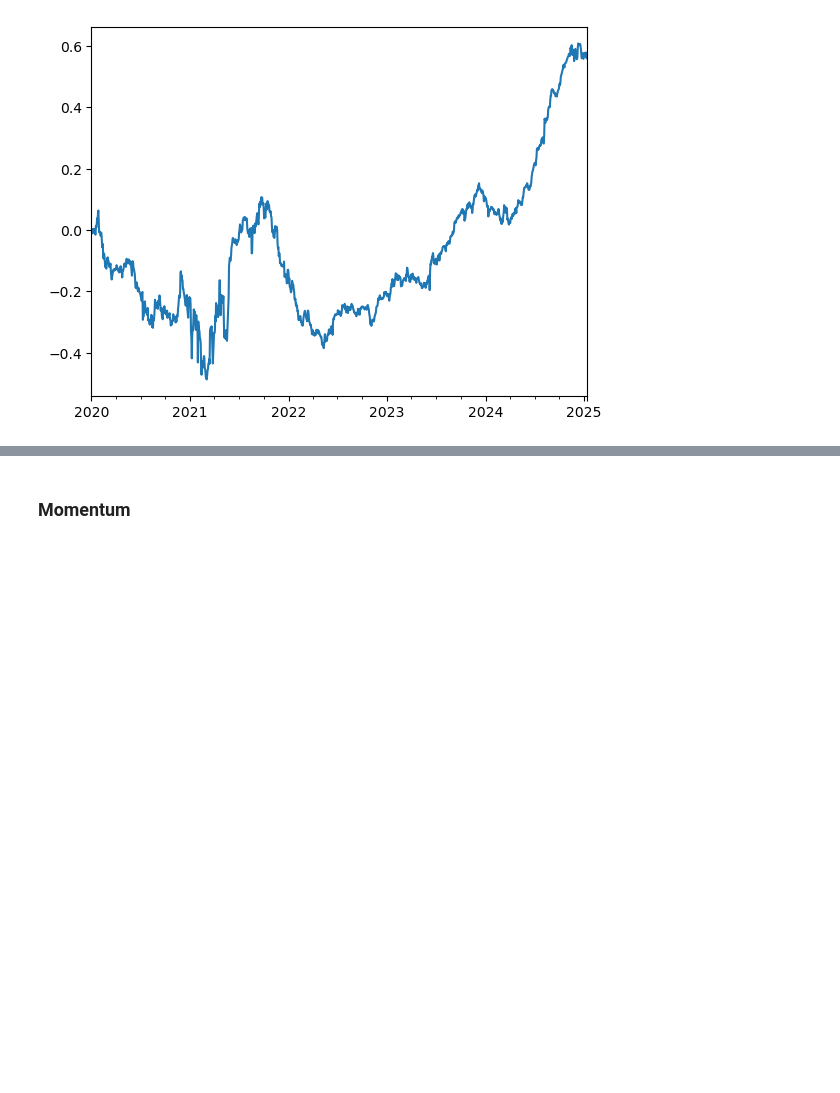
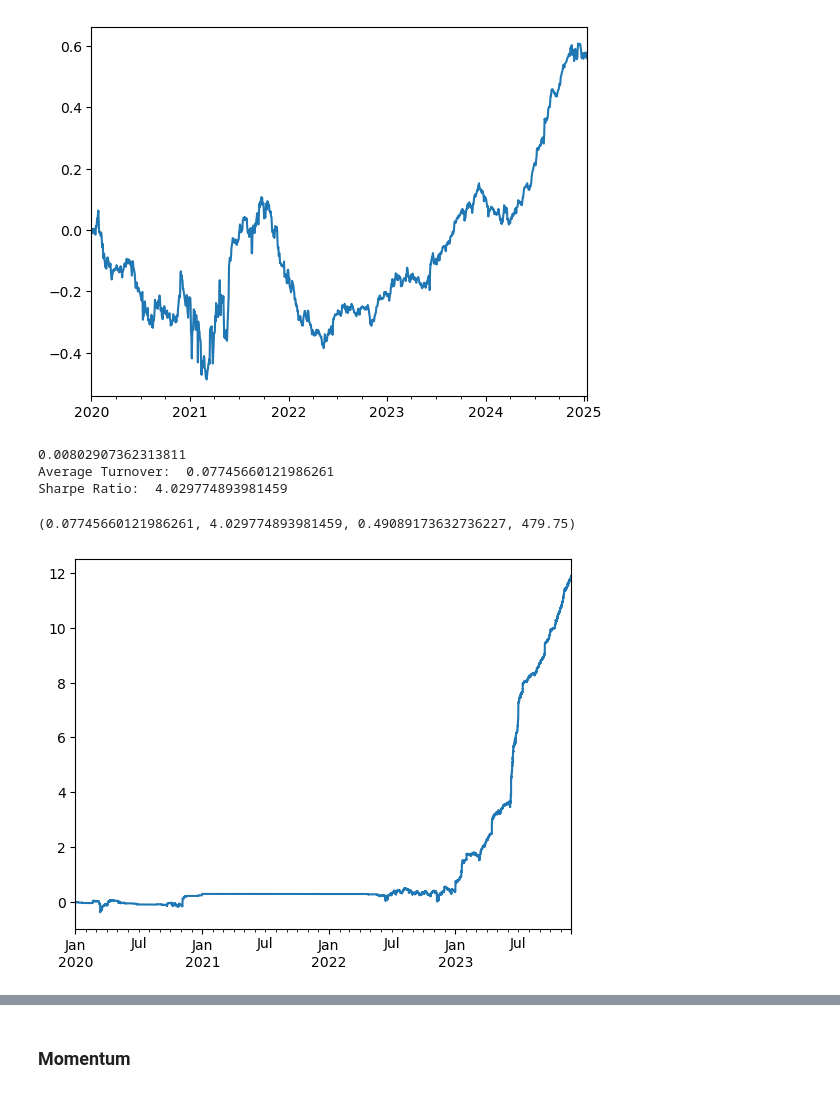
Before and after one commit to jofu-tofu/Trading-Bot, a Jupyter notebook: Uncon Backtest/BTC Layer 1 Basket.ipynb, the cells around one changed output, grey strips where cells are left out. Cells and saved outputs as stored; diff of their text form; code cells hidden in the pictures; blank space fills up the shorter version.

```diff
--- a/Uncon Backtest/BTC Layer 1 Basket.ipynb
+++ b/Uncon Backtest/BTC Layer 1 Basket.ipynb
@@ -267,6 +302,9 @@ def reversal_weightings(ret):
 
     ret = long_short_basket(ret)
     return ret.apply(lambda x: x / x.abs().sum(), axis=1)
+# %%
+in_sample_ret = layer1_binance_ret.mask(masked_trading_vol_df)
+out_of_sample_ret = out_of_sample_layer1_binance_ret.mask(masked_trading_vol_df)
 # %% [markdown]
 ### Reversal MR
 # %%
@@ -697,3 +735,42 @@ a,s,d,f = to_sharpe(ma(-rank_weighting(layer1_binance_ret, lookback = 4), lookba
 Average Turnover:  1.4173757712060189
 Sharpe Ratio:  0.44949087935594223
 [figure]
+# %%
+def zscore_reversal_long(ret, enter_lookback=12, exit_lookback=15, enter_zscore = -3, exit_zscore = 1 ):
+    """
+    Generate long positions for momentum strategy based on zscore
+
+    Parameters:
+      ret : pandas.DataFrame
+          DataFrame of asset returns (or prices) with a DateTime index and assets as columns.
+      short_lookback : int, optional
+          Lookback period for short-term high/low calculations.
+      enter_lookback : int, optional
+          Lookback period for the entry threshold (long-term high).
+      exit_lookback : int, optional
+          Lookback period for the exit threshold (long-term low).
+
+    Returns:
+    """
+    long_enter_zscore= (ret-ret.rolling(window=enter_lookback, min_periods=1).mean()).divide(ret.rolling(window=enter_lookback, min_periods=1).std())
+    long_exit_zscore  = (ret-ret.rolling(window=exit_lookback, min_periods=1).mean()).divide(ret.rolling(window=exit_lookback, min_periods=1).std())
+
+
+    position = pd.DataFrame(
+        np.where(long_enter_zscore <= enter_zscore, 1, np.where(long_exit_zscore > exit_zscore, 0, np.nan)),
+        index=ret.index,
+        columns=ret.columns
+    )
+    position = position.ffill().fillna(0)
+
+    return position
+
+signal = equal_weighting(zscore_reversal_long(in_sample_ret))
+# %%
+to_sharpe(signal, in_sample_ret, th = 1, to_off = False, plot = True)
+# %% [output]
+0.00802907362313811
+Average Turnover:  0.07745660121986261
+Sharpe Ratio:  4.029774893981459
+(0.07745660121986261, 4.029774893981459, 0.49089173632736227, 479.75)
+[figure, added]
```
Also changed, not shown: parts of 14 cells of this notebook, 1 other file.
